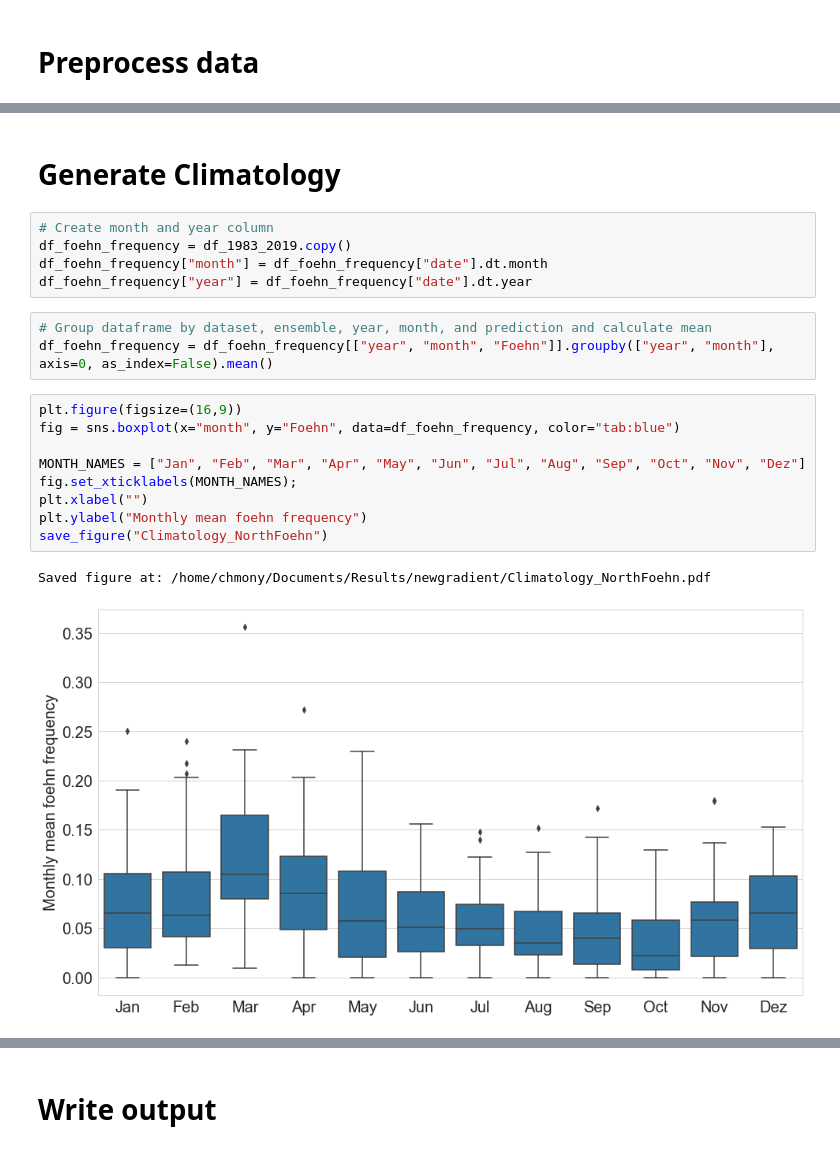
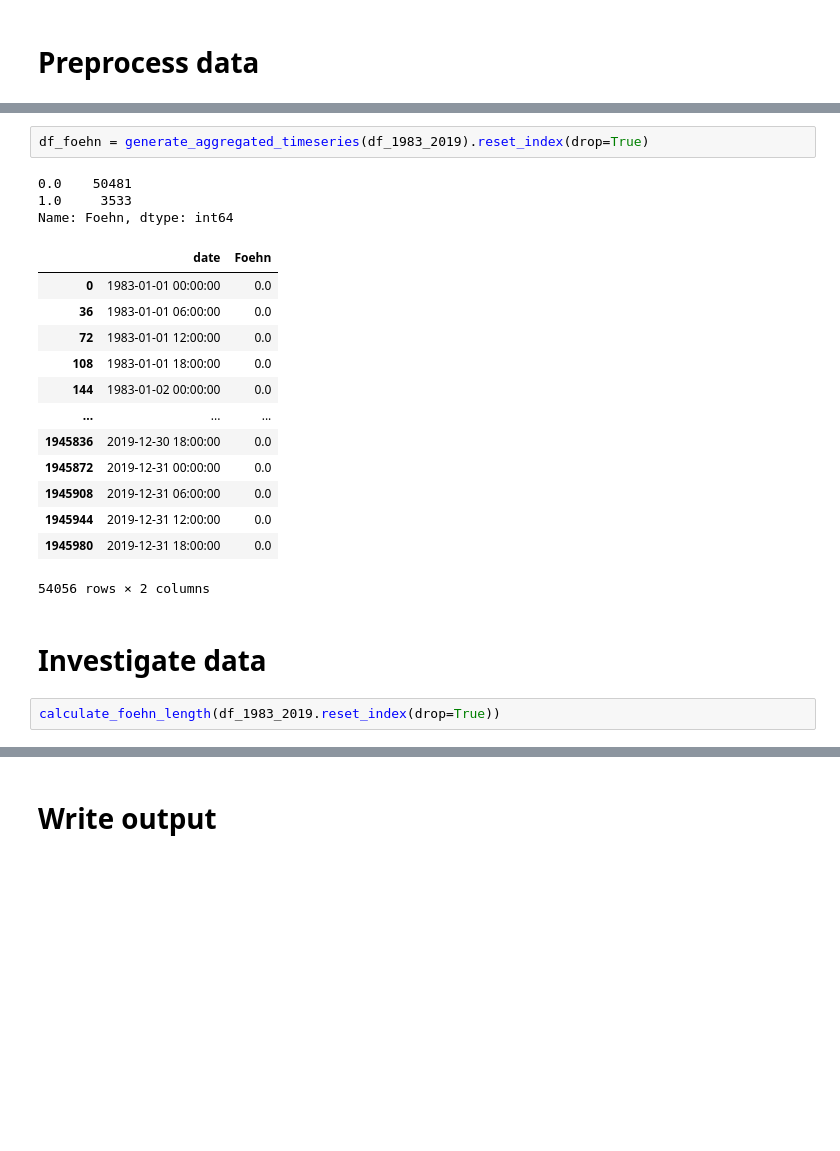
Before and after one commit to ch-mon/foehn-development, a Jupyter notebook: src/01_preprocessing/preprocess_north_foehn_data.ipynb, the cells around one changed output, grey strips where cells are left out. Cells and saved outputs as stored; diff of their text form; blank space fills up the shorter version.

```diff
--- a/src/01_preprocessing/preprocess_north_foehn_data.ipynb
+++ b/src/01_preprocessing/preprocess_north_foehn_data.ipynb
@@ -95,22 +53,23 @@ Name: Foehn, dtype: int64
-# %% [markdown]
-# Generate Climatology
-# %%
-# Create month and year column
-df_foehn_frequency = df_1983_2019.copy()
-df_foehn_frequency["month"] = df_foehn_frequency["date"].dt.month
-df_foehn_frequency["year"] = df_foehn_frequency["date"].dt.year
-# %%
-# Group dataframe by dataset, ensemble, year, month, and prediction and calculate mean
-df_foehn_frequency = df_foehn_frequency[["year", "month", "Foehn"]].groupby(["year", "month"], axis=0, as_index=False).mean()
-# %%
-plt.figure(figsize=(16,9))
-fig = sns.boxplot(x="month", y="Foehn", data=df_foehn_frequency, color="tab:blue")
-
-MONTH_NAMES = ["Jan", "Feb", "Mar", "Apr", "May", "Jun", "Jul", "Aug", "Sep", "Oct", "Nov", "Dez"]
-fig.set_xticklabels(MONTH_NAMES);
-plt.xlabel("")
-plt.ylabel("Monthly mean foehn frequency")
-save_figure("Climatology_NorthFoehn")
-# %% [output]
-Saved figure at: /home/chmony/Documents/Results/newgradient/Climatology_NorthFoehn.pdf
-[figure, removed]
+# %%
+df_foehn = generate_aggregated_timeseries(df_1983_2019).reset_index(drop=True)
+# %% [output]
+0.0    50481
+1.0     3533
+Name: Foehn, dtype: int64
+|  | date | Foehn |
+| 0 | 1983-01-01 00:00:00 | 0.0 |
+| 36 | 1983-01-01 06:00:00 | 0.0 |
+| 72 | 1983-01-01 12:00:00 | 0.0 |
+| 108 | 1983-01-01 18:00:00 | 0.0 |
+| 144 | 1983-01-02 00:00:00 | 0.0 |
+| ... | ... | ... |
+| 1945836 | 2019-12-30 18:00:00 | 0.0 |
+| 1945872 | 2019-12-31 00:00:00 | 0.0 |
+| 1945908 | 2019-12-31 06:00:00 | 0.0 |
+| 1945944 | 2019-12-31 12:00:00 | 0.0 |
+| 1945980 | 2019-12-31 18:00:00 | 0.0 |
+54056 rows × 2 columns
+# %% [markdown]
+# Investigate data
+# %%
+calculate_foehn_length(df_1983_2019.reset_index(drop=True))
```
Also changed, not shown: parts of 21 cells of this notebook, 2 other files.
